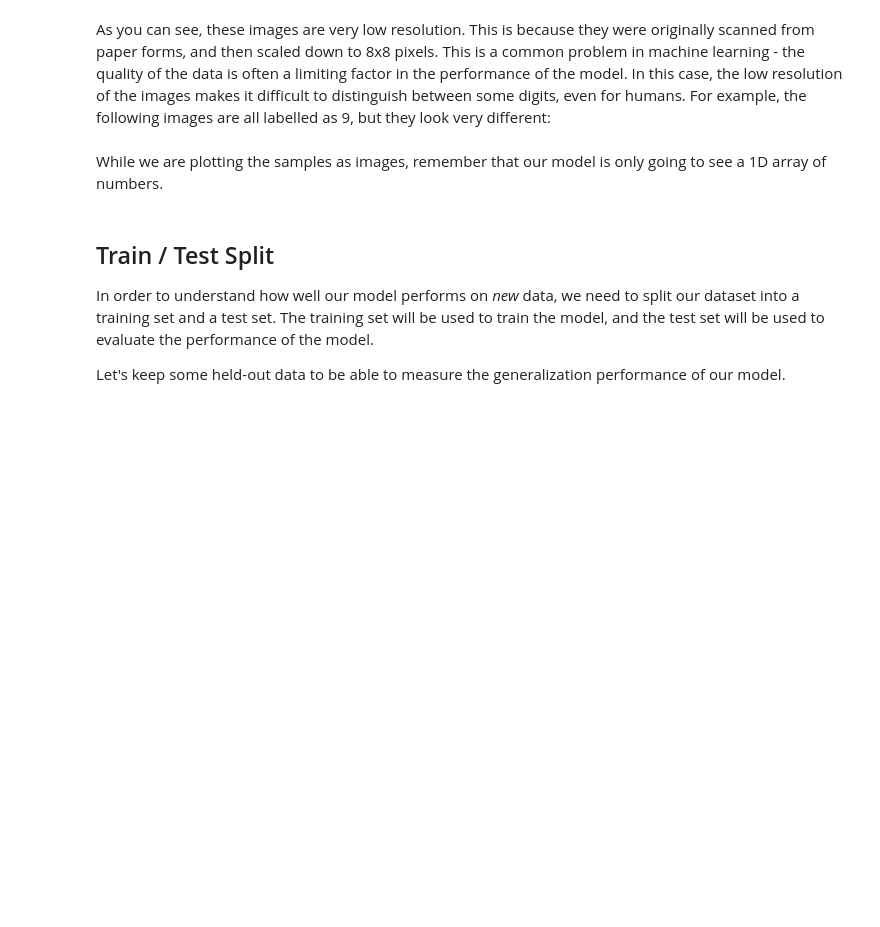
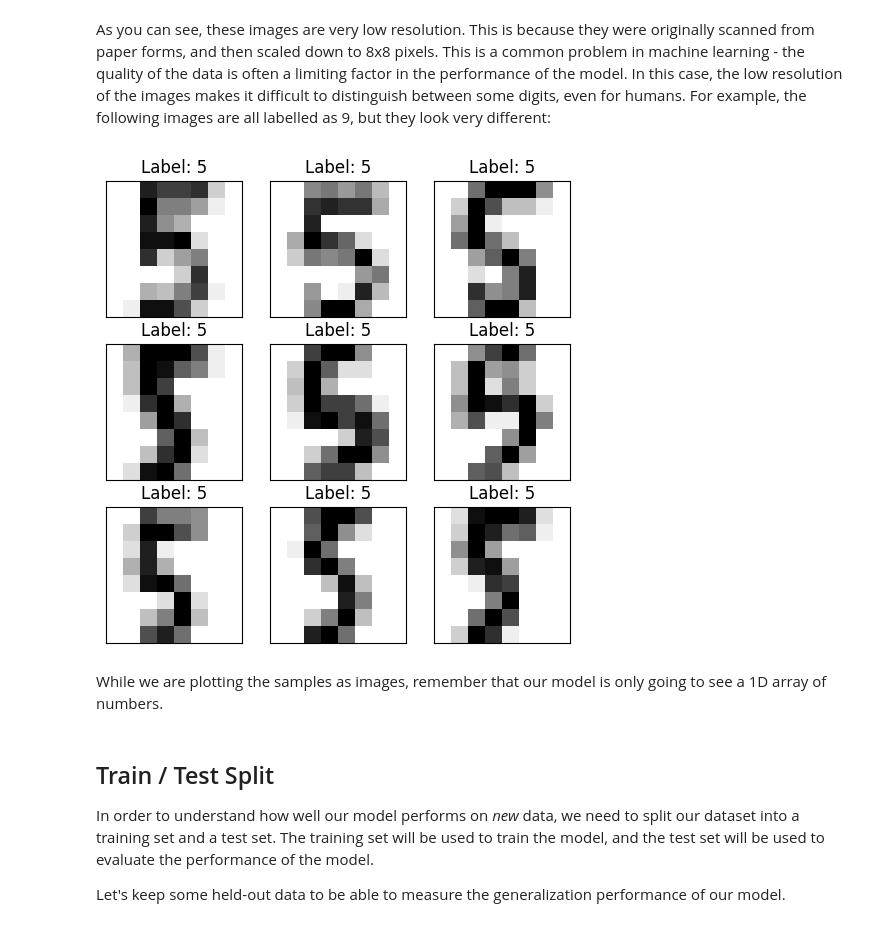
Before and after one commit to UofT-DSI/deep_learning, a Jupyter notebook: 01_materials/labs/lab_1.ipynb, the cells around one changed output. Drawn from its saved outputs; the diff is of its cells as text; code cells hidden in the pictures; blank space fills up the shorter version.

```diff
--- a/01_materials/labs/lab_1.ipynb
+++ b/01_materials/labs/lab_1.ipynb
@@ -65,20 +85,22 @@ plt.show()
 As you can see, these images are very low resolution. This is because they were originally scanned from paper forms, and then scaled down to 8x8 pixels. This is a common problem in machine learning - the quality of the data is often a limiting factor in the performance of the model. In this case, the low resolution of the images makes it difficult to distinguish between some digits, even for humans. For example, the following images are all labelled as 9, but they look very different:
 # %%
 # Selecting 9 random indices of images labelled as 9
-random_indices = np.random.choice(np.where(digits.target == 9)[0], 9, replace=False)
+random_indices = np.random.choice(np.where(digits.target == 5)[0], 9, replace=False)
 
 # Creating a 3x3 grid plot
 fig, axes = plt.subplots(3, 3, figsize=(6, 6))
 
 for i, ax in enumerate(axes.flat):
     ax.imshow(digits.images[random_indices[i]], cmap=plt.cm.gray_r, interpolation='nearest')
     ax.set_title(f"Label: {digits.target[random_indices[i]]}")
 
     # Removing axis labels
     ax.set_xticks([])
     ax.set_yticks([])
 
 plt.show()
+# %% [output]
+[figure, added]
 # %% [markdown]
 While we are plotting the samples as images, remember that our model is only going to see a 1D array of numbers.
 # %% [markdown]
```
Also changed, not shown: parts of 38 cells of this notebook.
